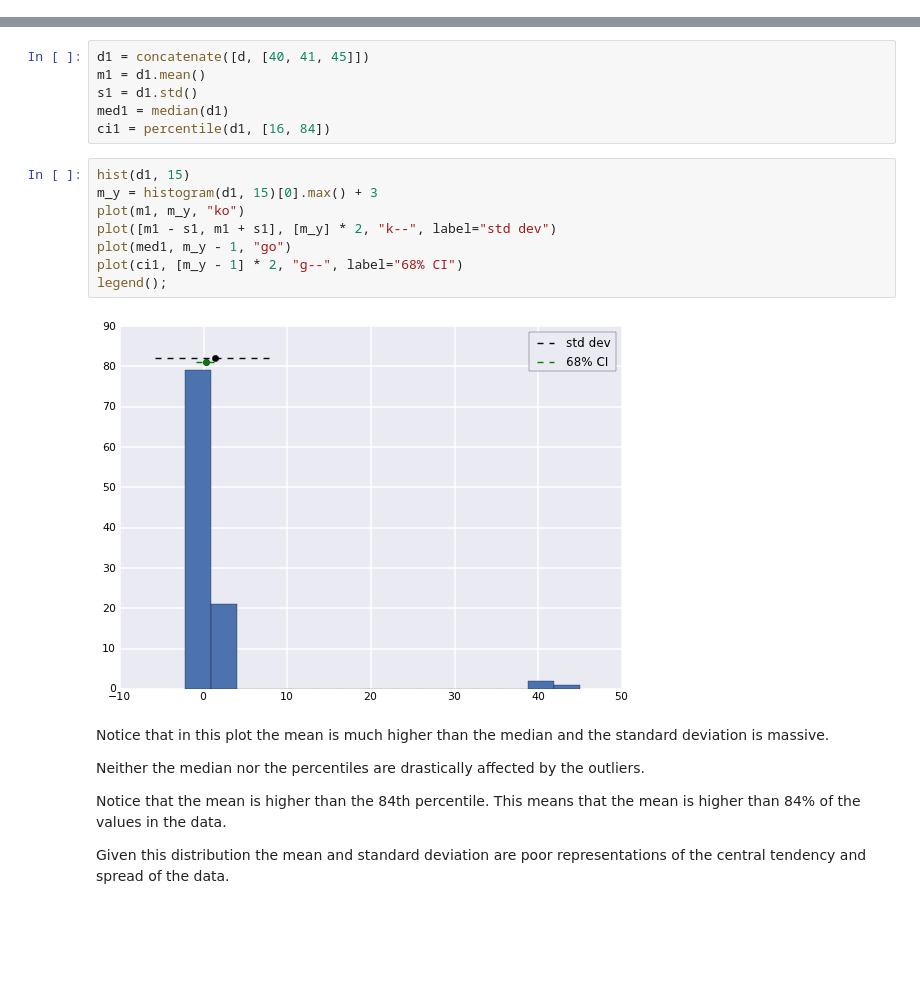
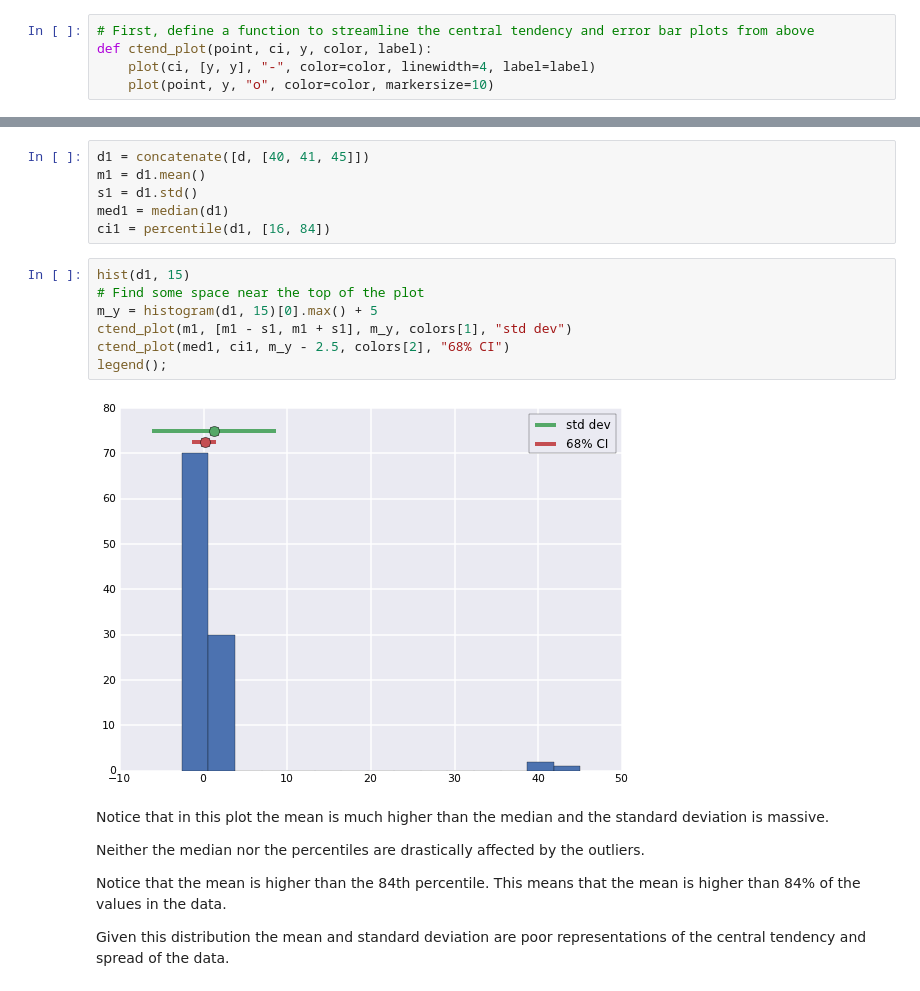
Before and after one commit to mwaskom/Psych216, a Jupyter notebook: week1_tutorial.ipynb, the cells around one changed output, grey strips where cells are left out. Saved outputs shown, nothing was run; the diff lists cells and outputs as text; blank space fills up the shorter version.

```diff
--- a/week1_tutorial.ipynb
+++ b/week1_tutorial.ipynb
@@ -65,5 +63,10 @@ each other (more so, the more data you have) and (2) mean +/- 1 standard
 deviation spans from the 16th to the 84th percentile (i.e. 50% +/- 68%/2).
 
 Lets check this assertion by plotting these percentiles around the mean
+# %%
+# First, define a function to streamline the central tendency and error bar plots from above
+def ctend_plot(point, ci, y, color, label):
+    plot(ci, [y, y], "-", color=color, linewidth=4, label=label)
+    plot(point, y, "o", color=color, markersize=10)
 # %%
 hist(d, 15)
@@ -89,14 +90,13 @@ med1 = median(d1)
 ci1 = percentile(d1, [16, 84])
 # %%
 hist(d1, 15)
-m_y = histogram(d1, 15)[0].max() + 3
-plot(m1, m_y, "ko")
-plot([m1 - s1, m1 + s1], [m_y] * 2, "k--", label="std dev")
-plot(med1, m_y - 1, "go")
-plot(ci1, [m_y - 1] * 2, "g--", label="68% CI")
+# Find some space near the top of the plot
+m_y = histogram(d1, 15)[0].max() + 5
+ctend_plot(m1, [m1 - s1, m1 + s1], m_y, colors[1], "std dev")
+ctend_plot(med1, ci1, m_y - 2.5, colors[2], "68% CI")
 legend();
 # %% [output]
-[figure, old version]
+[figure, new version]
 # %% [markdown]
 Notice that in this plot the mean is much higher than the median and the
 standard deviation is massive.
```
Also changed, not shown: parts of 27 cells of this notebook.
